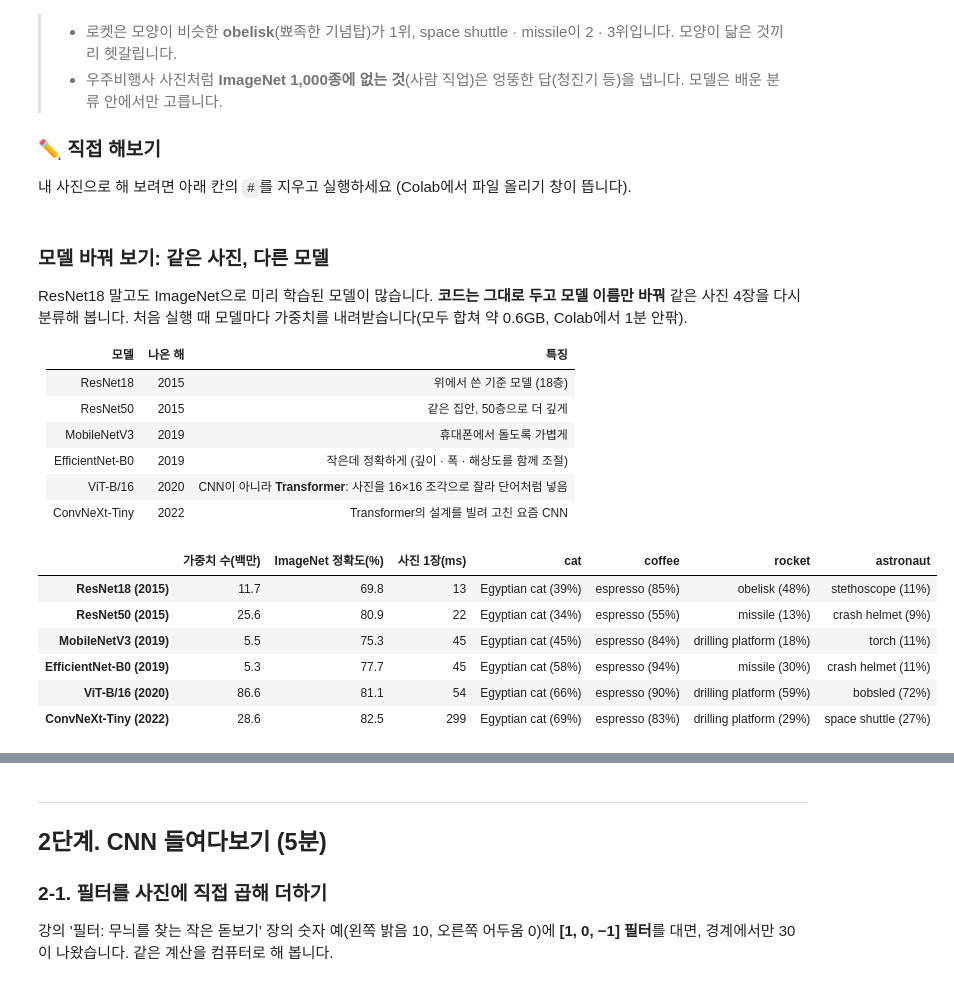
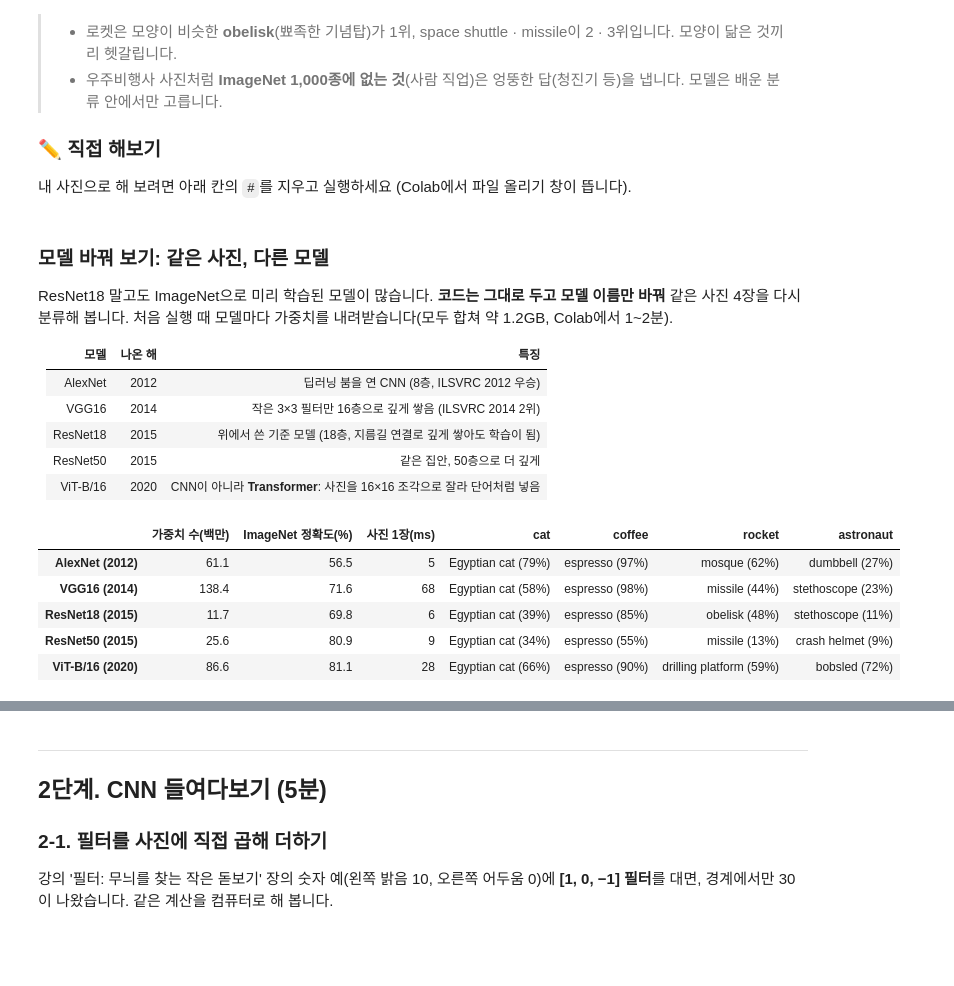
Before and after one commit to sunghoonim/stat-ai-2026, a Jupyter notebook: lab1_inference_cnn_rnn_transformer.ipynb, the cells around one changed output, grey strips where cells are left out. Drawn from its saved outputs; the diff is of its cells as text; code cells hidden in the pictures; blank space fills up the shorter version.

```diff
--- a/lab1_inference_cnn_rnn_transformer.ipynb
+++ b/lab1_inference_cnn_rnn_transformer.ipynb
@@ -119,54 +119,51 @@ pd.DataFrame({name: [f"{c} ({p:.1%})" for c, p in r] for name, r in results.item
 # %% [markdown]
 ### 모델 바꿔 보기: 같은 사진, 다른 모델
 ResNet18 말고도 ImageNet으로 미리 학습된 모델이 많습니다. **코드는 그대로 두고 모델 이름만 바꿔** 같은 사진 4장을 다시 분류해 봅니다.
-처음 실행 때 모델마다 가중치를 내려받습니다(모두 합쳐 약 0.6GB, Colab에서 1분 안팎).
+처음 실행 때 모델마다 가중치를 내려받습니다(모두 합쳐 약 1.2GB, Colab에서 1~2분).
 
 | 모델 | 나온 해 | 특징 |
 |---|---|---|
-| ResNet18 | 2015 | 위에서 쓴 기준 모델 (18층) |
+| AlexNet | 2012 | 딥러닝 붐을 연 CNN (8층, ILSVRC 2012 우승) |
+| VGG16 | 2014 | 작은 3×3 필터만 16층으로 깊게 쌓음 (ILSVRC 2014 2위) |
+| ResNet18 | 2015 | 위에서 쓴 기준 모델 (18층, 지름길 연결로 깊게 쌓아도 학습이 됨) |
 | ResNet50 | 2015 | 같은 집안, 50층으로 더 깊게 |
-| MobileNetV3 | 2019 | 휴대폰에서 돌도록 가볍게 |
-| EfficientNet-B0 | 2019 | 작은데 정확하게 (깊이 · 폭 · 해상도를 함께 조절) |
 | ViT-B/16 | 2020 | CNN이 아니라 **Transformer**: 사진을 16×16 조각으로 잘라 단어처럼 넣음 |
-| ConvNeXt-Tiny | 2022 | Transformer의 설계를 빌려 고친 요즘 CNN |
 # %%
 import time
 
 MODELS = {   # 표에 쓸 이름: torchvision에 들어 있는 모델 이름
+    "AlexNet (2012)": "alexnet",
+    "VGG16 (2014)": "vgg16",
     "ResNet18 (2015)": "resnet18",
     "ResNet50 (2015)": "resnet50",
-    "MobileNetV3 (2019)": "mobilenet_v3_large",
-    "EfficientNet-B0 (2019)": "efficientnet_b0",
     "ViT-B/16 (2020)": "vit_b_16",
-    "ConvNeXt-Tiny (2022)": "convnext_tiny",
 }
 
 def compare(model_names, photos):
     rows = {}
     for label, name in model_names.items():
         w = models.get_model_weights(name).DEFAULT              # 그 모델의 ImageNet 사전학습 가중치
         m = models.get_model(name, weights=w).eval()             # 처음 한 번은 내려받기
         pre, cats = w.transforms(), w.meta["categories"]         # 사진 크기 · 밝기 맞추는 방식도 모델마다 다름
         x = torch.stack([pre(torch.from_numpy(im).permute(2, 0, 1)) for im in photos.values()])
         m(x[:1])                                                 # 예열 (첫 계산은 느림)
         t = time.time(); prob = m(x).softmax(1); ms = (time.time() - t) / len(photos) * 1000
         p, idx = prob.max(1)                                     # 사진마다 1위와 그 확률
         rows[label] = {"가중치 수(백만)": sum(q.numel() for q in m.parameters()) / 1e6,
                        "ImageNet 정확도(%)": w.meta["_metrics"]["ImageNet-1K"]["acc@1"],   # 공식 발표값
                        "사진 1장(ms)": ms,
                        **{k: f"{cats[j]} ({v:.0%})" for k, v, j in zip(photos, p.tolist(), idx.tolist())}}
     return pd.DataFrame(rows).T
 
 res = compare(MODELS, photos)
 res.style.format({"가중치 수(백만)": "{:.1f}", "ImageNet 정확도(%)": "{:.1f}", "사진 1장(ms)": "{:.0f}"})
 # %% [output]
 |  | 가중치 수(백만) | ImageNet 정확도(%) | 사진 1장(ms) | cat | coffee | rocket | astronaut |
-| ResNet18 (2015) | 11.7 | 69.8 | 13 | Egyptian cat (39%) | espresso (85%) | obelisk (48%) | stethoscope (11%) |
-| ResNet50 (2015) | 25.6 | 80.9 | 22 | Egyptian cat (34%) | espresso (55%) | missile (13%) | crash helmet (9%) |
-| MobileNetV3 (2019) | 5.5 | 75.3 | 45 | Egyptian cat (45%) | espresso (84%) | drilling platform (18%) | torch (11%) |
-| EfficientNet-B0 (2019) | 5.3 | 77.7 | 45 | Egyptian cat (58%) | espresso (94%) | missile (30%) | crash helmet (11%) |
-| ViT-B/16 (2020) | 86.6 | 81.1 | 54 | Egyptian cat (66%) | espresso (90%) | drilling platform (59%) | bobsled (72%) |
-| ConvNeXt-Tiny (2022) | 28.6 | 82.5 | 299 | Egyptian cat (69%) | espresso (83%) | drilling platform (29%) | space shuttle (27%) |
+| AlexNet (2012) | 61.1 | 56.5 | 5 | Egyptian cat (79%) | espresso (97%) | mosque (62%) | dumbbell (27%) |
+| VGG16 (2014) | 138.4 | 71.6 | 68 | Egyptian cat (58%) | espresso (98%) | missile (44%) | stethoscope (23%) |
+| ResNet18 (2015) | 11.7 | 69.8 | 6 | Egyptian cat (39%) | espresso (85%) | obelisk (48%) | stethoscope (11%) |
+| ResNet50 (2015) | 25.6 | 80.9 | 9 | Egyptian cat (34%) | espresso (55%) | missile (13%) | crash helmet (9%) |
+| ViT-B/16 (2020) | 86.6 | 81.1 | 28 | Egyptian cat (66%) | espresso (90%) | drilling platform (59%) | bobsled (72%) |
 # %%
 #@title 🎨 가중치 수 vs 정확도 그림
 fig, ax = plt.subplots(figsize=(7.5, 3.6))
```
Also changed, not shown: parts of 6 cells of this notebook, 1 other file.
